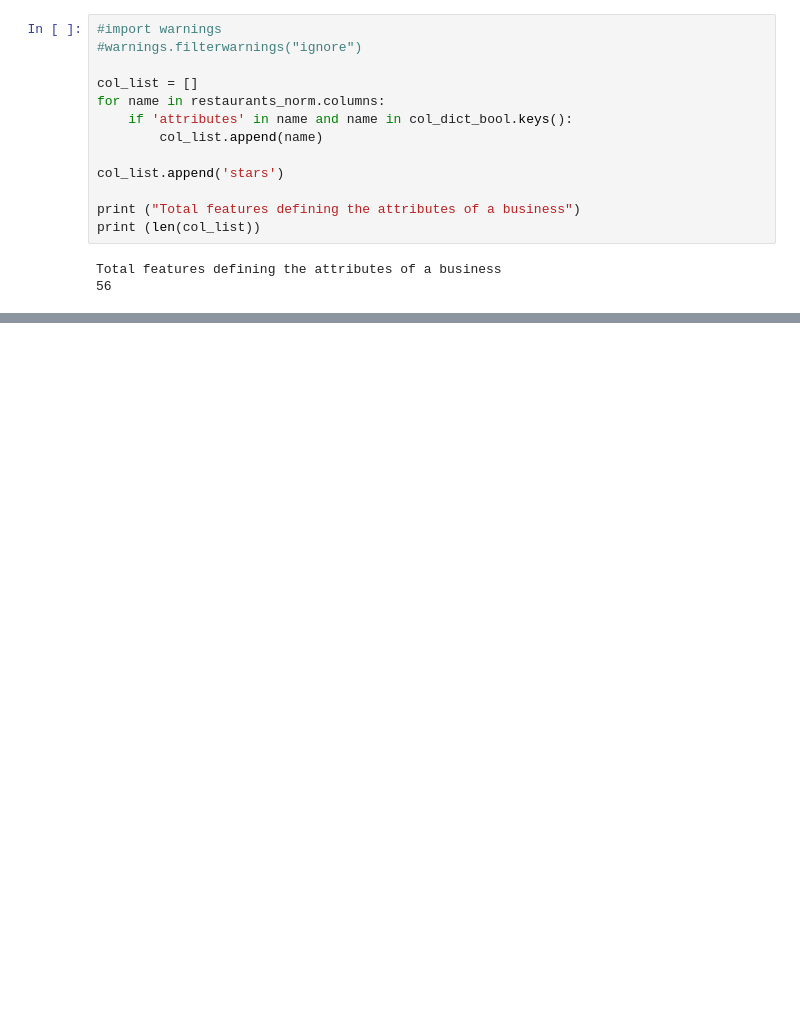
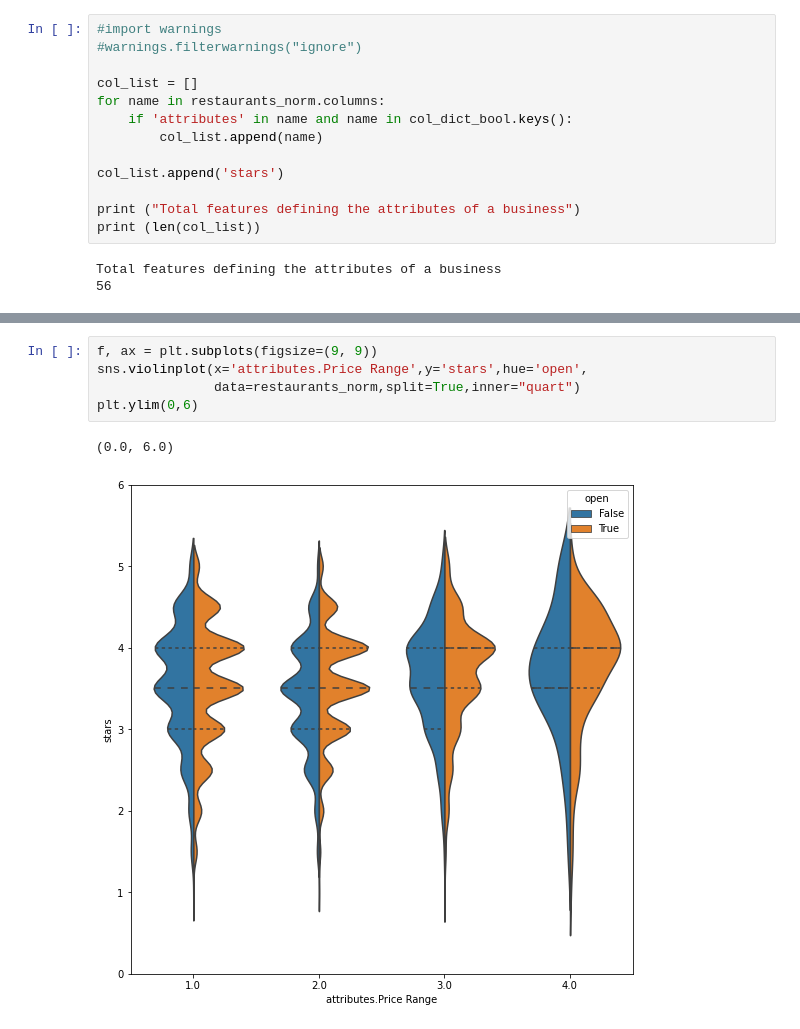
Before and after one commit to zig-zag-96/Python_Projects, a Jupyter notebook: Yelp Restaurant Analysis/2_EDA_Restaurants.ipynb, the cells around one changed output, grey strips where cells are left out. Drawn from its saved outputs; the diff is of its cells as text; blank space fills up the shorter version.

```diff
--- a/Yelp Restaurant Analysis/2_EDA_Restaurants.ipynb
+++ b/Yelp Restaurant Analysis/2_EDA_Restaurants.ipynb
@@ -629,0 +609,8 @@ Interestingly there are some significant correlations between the attributes.
+# %%
+f, ax = plt.subplots(figsize=(9, 9))
+sns.violinplot(x='attributes.Price Range',y='stars',hue='open',
+               data=restaurants_norm,split=True,inner="quart")
+plt.ylim(0,6)
+# %% [output]
+(0.0, 6.0)
+[figure, added]
```
Also changed, not shown: parts of 35 cells of this notebook, 4 other files.
